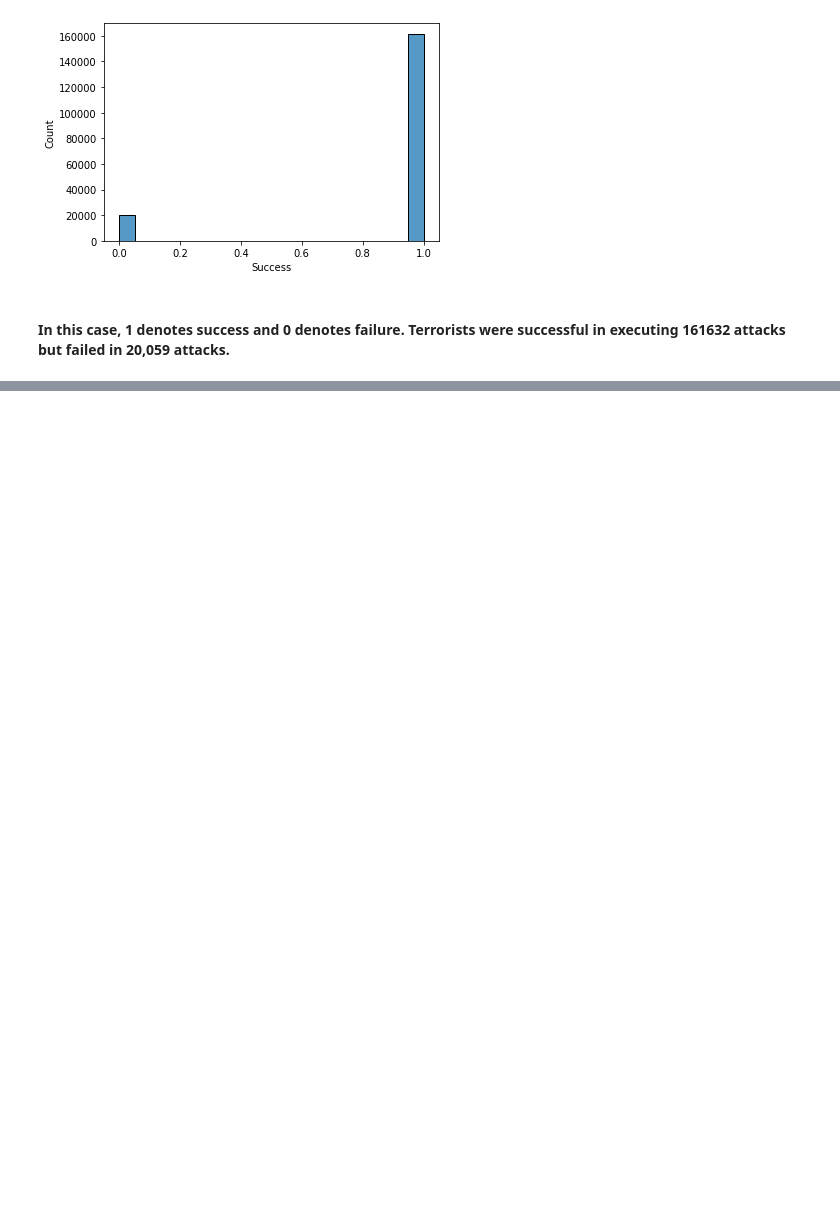
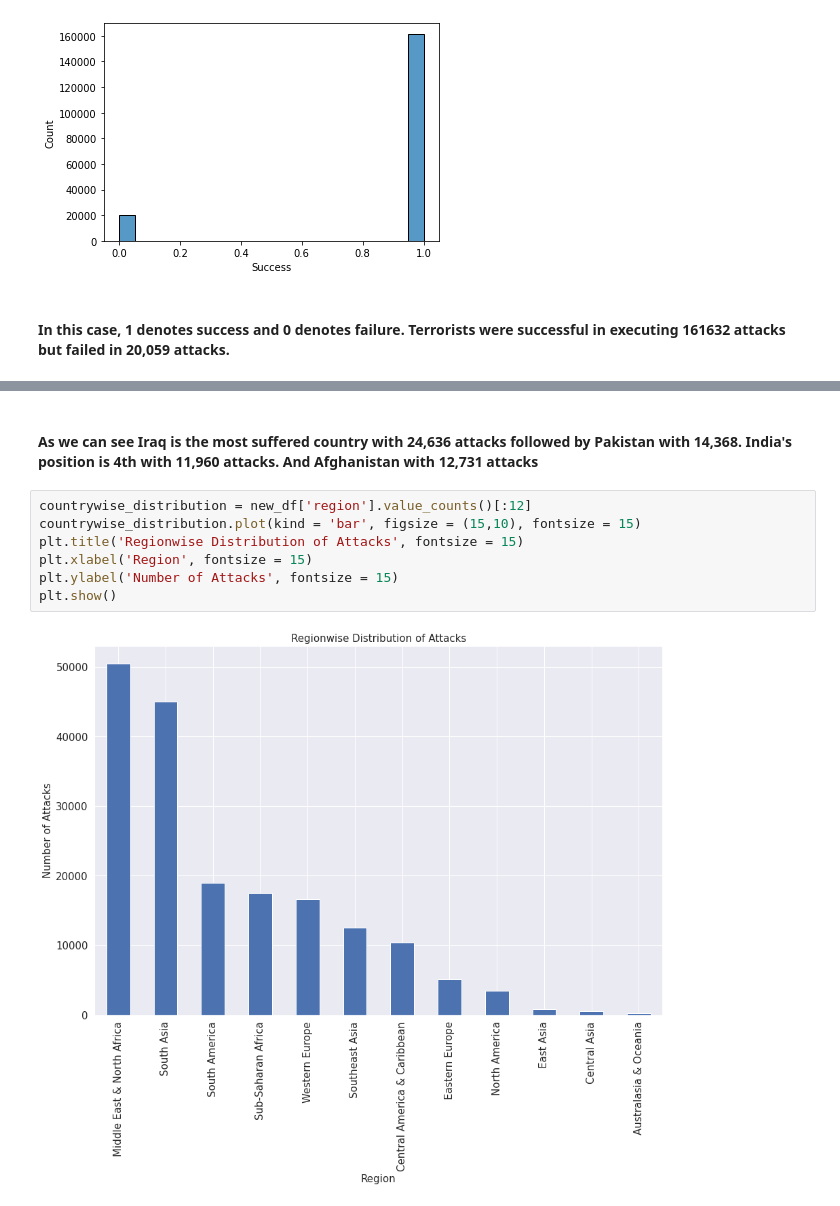
Before and after one commit to HarshJain41/Global-Terrorism-Data-Analysis, a Jupyter notebook: Harsh_Jain_Global_Terrorism_Analysis_Capstone_Project.ipynb, the cells around one changed output, grey strips where cells are left out. Saved outputs shown, nothing was run; the diff lists cells and outputs as text; blank space fills up the shorter version.

```diff
--- a/Harsh_Jain_Global_Terrorism_Analysis_Capstone_Project.ipynb
+++ b/Harsh_Jain_Global_Terrorism_Analysis_Capstone_Project.ipynb
@@ -294,0 +321,11 @@ Name: Success, dtype: int64
+# %% [markdown]
+#### As we can see Iraq is the most suffered country with 24,636 attacks followed by Pakistan with 14,368. India's position is 4th with 11,960 attacks. And Afghanistan with 12,731 attacks
+# %%
+countrywise_distribution = new_df['region'].value_counts()[:12]
+countrywise_distribution.plot(kind = 'bar', figsize = (15,10), fontsize = 15)
+plt.title('Regionwise Distribution of Attacks', fontsize = 15)
+plt.xlabel('Region', fontsize = 15)
+plt.ylabel('Number of Attacks', fontsize = 15)
+plt.show()
+# %% [output]
+[figure, added]
```
Also changed, not shown: parts of 8 cells of this notebook.
